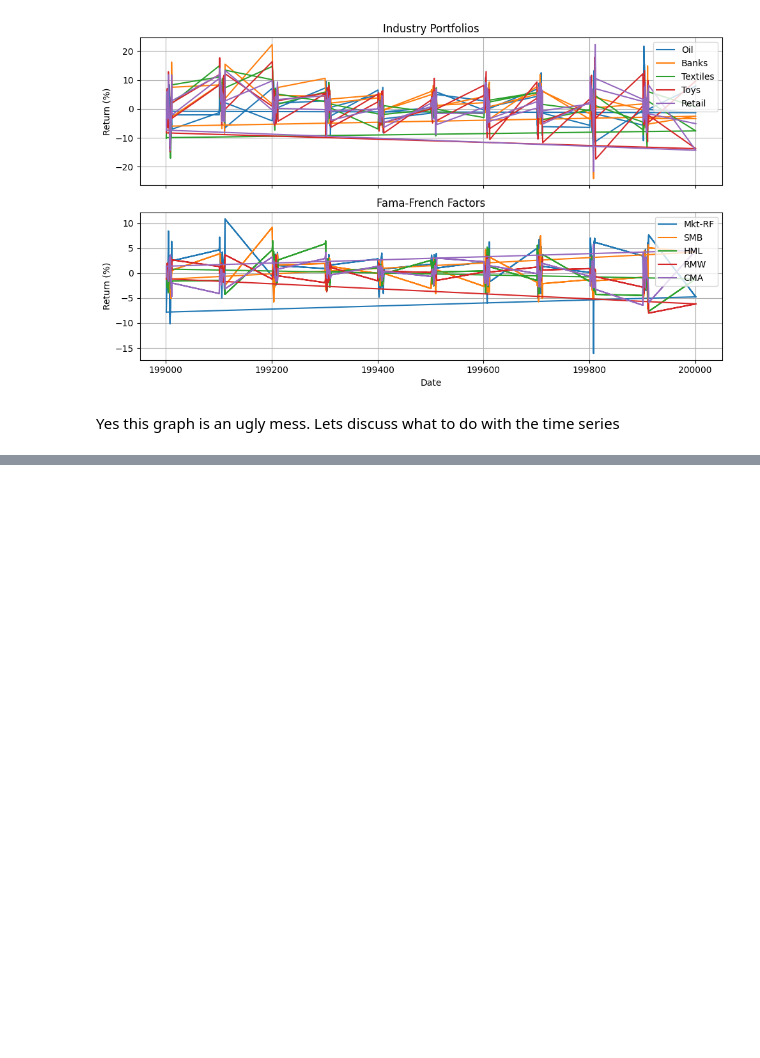
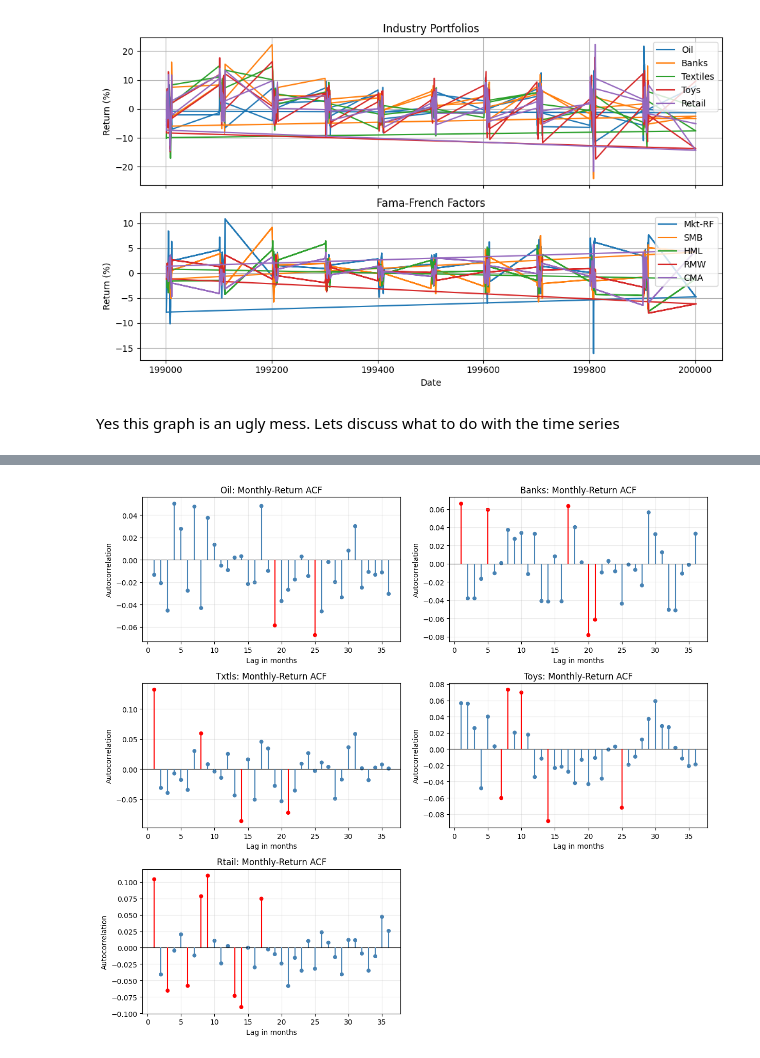
Before and after one commit to AntonioHarley/Empirical.finance.assigment, a Jupyter notebook: Antonio.ipynb, the cells around one changed output, grey strips where cells are left out. Saved outputs shown, nothing was run; the diff lists cells and outputs as text; code cells hidden in the pictures; blank space fills up the shorter version.

```diff
--- a/Antonio.ipynb
+++ b/Antonio.ipynb
@@ -107,0 +467,78 @@ Yes this graph is an ugly mess. Lets discuss what to do with the time series
+# %%
+fig, axes = plt.subplots(
+    nrows=3,
+    ncols=2,
+    figsize=(12, 11)
+)
+
+axes = axes.flatten()
+
+for ax, industry in zip(
+    axes,
+    industries
+):
+
+    industry_returns = (
+        q2_data[industry]
+        .dropna()
+    )
+
+    acf_values, confidence_intervals = acf(
+        industry_returns,
+        nlags=36,
+        alpha=0.05,
+        fft=True
+    )
+
+    lags = np.arange(1, 37)
+    values = acf_values[1:]
+
+    lower = confidence_intervals[1:, 0]
+    upper = confidence_intervals[1:, 1]
+
+    significant = (
+        (lower > 0) |
+        (upper < 0)
+    )
+
+    colors = np.where(
+        significant,
+        "red",
+        "steelblue"
+    )
+
+    ax.axhline(
+        0,
+        color="black",
+        linewidth=0.8
+    )
+
+    ax.vlines(
+        lags,
+        0,
+        values,
+        colors=colors,
+        linewidth=1.5
+    )
+
+    ax.scatter(
+        lags,
+        values,
+        color=colors,
+        s=22
+    )
+
+    ax.set_title(
+        f"{industry}: Monthly-Return ACF"
+    )
+
+    ax.set_xlabel("Lag in months")
+    ax.set_ylabel("Autocorrelation")
+    ax.grid(alpha=0.25)
+
+axes[-1].axis("off")
+
+plt.tight_layout()
+plt.show()
+# %% [output]
+[figure, added]
```
Also changed, not shown: parts of 19 cells of this notebook.
